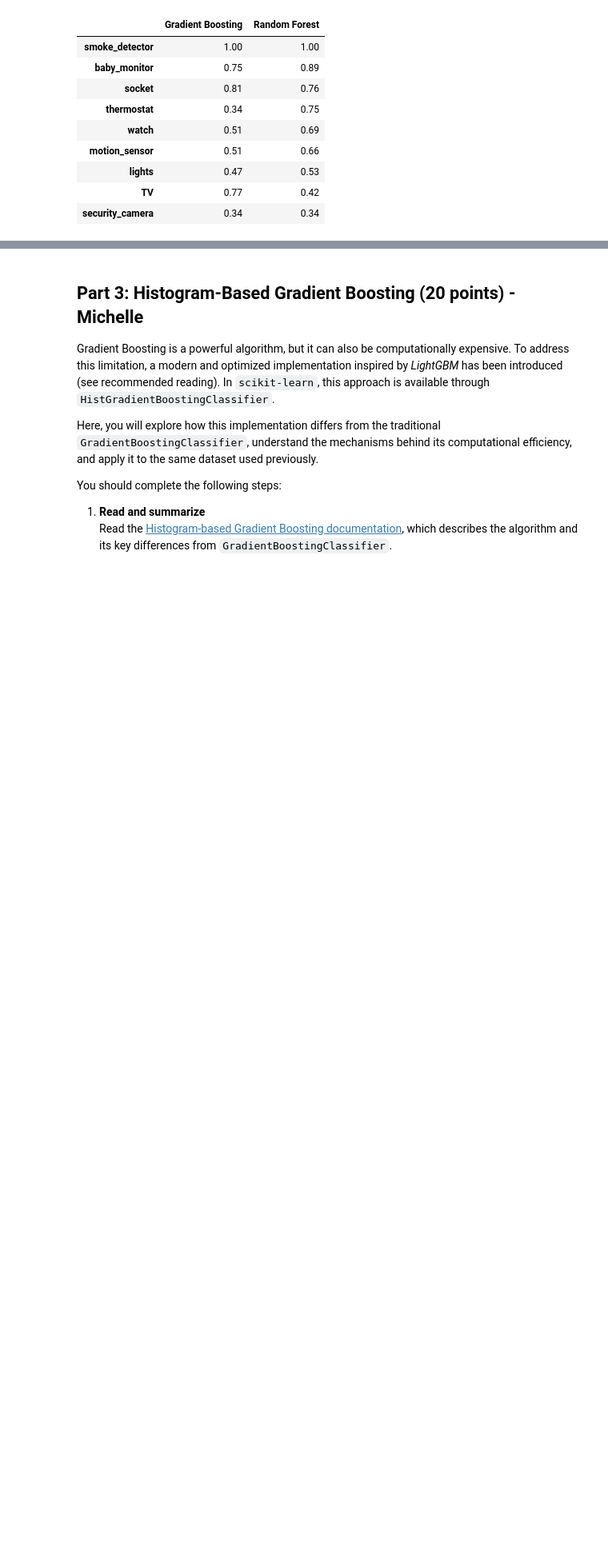
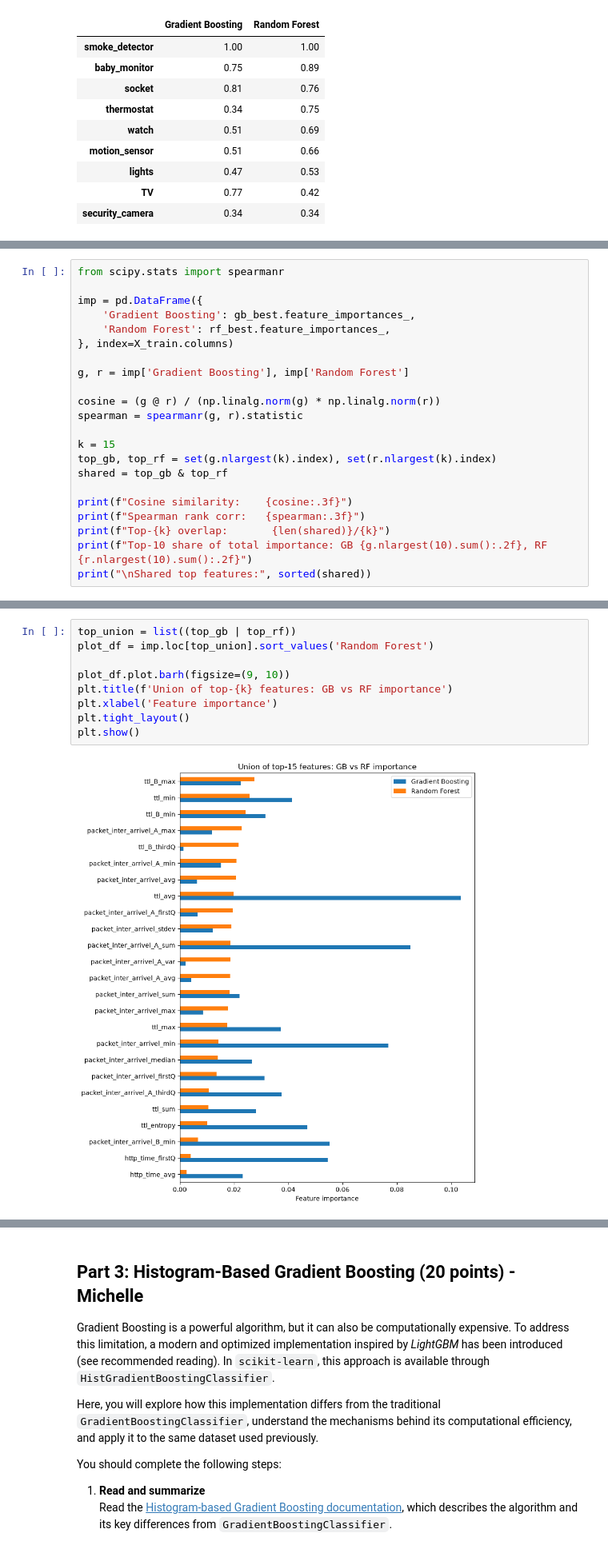
Before and after one commit to MaxGuryan9/iot-ensemble-classification-DS4021, a Jupyter notebook: 07_iot_ensemble_classification.ipynb, the cells around one changed output, grey strips where cells are left out. Shown at 80% size. Drawn from its saved outputs; the diff is of its cells as text; blank space fills up the shorter version.

```diff
--- a/07_iot_ensemble_classification.ipynb
+++ b/07_iot_ensemble_classification.ipynb
@@ -346 +347,23 @@ Discuss which types of devices are predicted most accurately and which are more
 The top three easiest devices to classify across both models are `smoke_detector`(100% accuracy in both models), `baby_monitor`(over 75% accuracy in both models), and `socket` (over 76% accuracy in both models). The three hardest models to predict across the two models are `TV`, `security_camera`, and `thermostat`. Important note:`security_camera` performes equally bad (34% accuracy) across both models, while `TV` and `thermostat` perform well in one model and poorly in the other. `TV` is 77% accurate in the gradient boosting model, while only 42% accurate in the random forest model. `thermostat` is 34% accurate in the gradient boosting model, while 75% accurate in the random forest model.
+# %%
+from scipy.stats import spearmanr
+
+imp = pd.DataFrame({
+    'Gradient Boosting': gb_best.feature_importances_,
+    'Random Forest': rf_best.feature_importances_,
+}, index=X_train.columns)
+
+g, r = imp['Gradient Boosting'], imp['Random Forest']
+
+cosine = (g @ r) / (np.linalg.norm(g) * np.linalg.norm(r))
+spearman = spearmanr(g, r).statistic
+
+k = 15
+top_gb, top_rf = set(g.nlargest(k).index), set(r.nlargest(k).index)
+shared = top_gb & top_rf
+
+print(f"Cosine similarity:    {cosine:.3f}")
+print(f"Spearman rank corr:   {spearman:.3f}")
+print(f"Top-{k} overlap:       {len(shared)}/{k}")
+print(f"Top-10 share of total importance: GB {g.nlargest(10).sum():.2f}, RF {r.nlargest(10).sum():.2f}")
+print("\nShared top features:", sorted(shared))
@@ -346,0 +377,11 @@ The top three easiest devices to classify across both models are `smoke_detector
+# %%
+top_union = list((top_gb | top_rf))
+plot_df = imp.loc[top_union].sort_values('Random Forest')
+
+plot_df.plot.barh(figsize=(9, 10))
+plt.title(f'Union of top-{k} features: GB vs RF importance')
+plt.xlabel('Feature importance')
+plt.tight_layout()
+plt.show()
+# %% [output]
+[figure, added]
```
Also changed, not shown: parts of 2 cells of this notebook.
